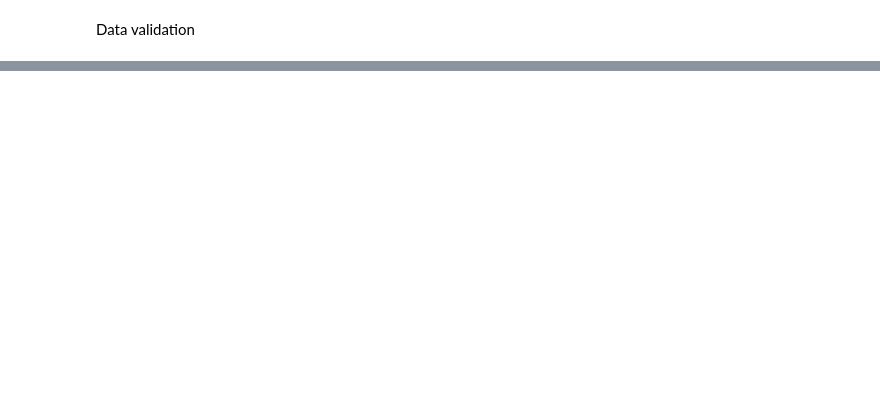
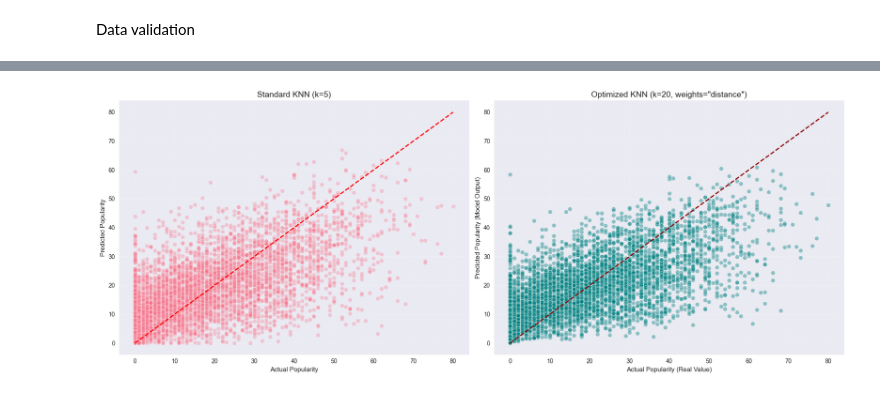
Before and after one commit to CMOancea/machine_learning_project, a Jupyter notebook: main.ipynb, the cells around one changed output, grey strips where cells are left out. Drawn from its saved outputs; the diff is of its cells as text; code cells hidden in the pictures; blank space fills up the shorter version.

```diff
--- a/main.ipynb
+++ b/main.ipynb
@@ -458,0 +464,16 @@ Length: 96, dtype: object
+# %%
+# --- Feature and Target Definition ---
+# Separating the target variable (y) from the predictor variables (X).
+# In this case, we assume the goal is to predict 'genre' or another categorical label.
+# Note: Ensure you replace 'target_column_name' with your actual target variable.
+X = df_final.drop(columns=['popularity'])
+y = df_final['popularity']
+
+# --- Train-Test Split for Regression ---
+X_train, X_test, y_train, y_test = train_test_split(
+    X, y, test_size=0.2, random_state=42
+)
+
+# --- Dataset Shape Verification ---
+print(f"Training features shape: {X_train.shape}")
+print(f"Test features shape: {X_test.shape}")
@@ -458,0 +581,34 @@ Length: 96, dtype: object
+# %%
+# --- Visualizing Improved Model Performance ---
+# We regenerate the scatter plot to compare the optimized predictions
+# against the actual popularity values.
+# With weights='distance', we expect to see more variance in the
+# predictions, reducing the 'horizontal band' effect seen previously.
+
+# --- Side-by-Side Model Comparison ---
+# We use subplots(1, 2) to create a single row with two columns.
+fig, axes = plt.subplots(1, 2, figsize=(18, 7))
+
+# --- Plot 1: Standard KNN (Left) ---
+sns.scatterplot(x=y_test_sample, y=y_pred, alpha=0.3, ax=axes[0])
+axes[0].plot([y_test_sample.min(), y_test_sample.max()],
+             [y_test_sample.min(), y_test_sample.max()], '--r', lw=2)
+axes[0].set_title('Standard KNN (k=5)', fontsize=14)
+axes[0].set_xlabel('Actual Popularity')
+axes[0].set_ylabel('Predicted Popularity')
+axes[0].grid(True, linestyle=':', alpha=0.6)
+
+# --- Plot 2: Optimized KNN (Right) ---
+sns.scatterplot(x=y_test_sample, y=y_pred_final, color='teal', alpha=0.4, ax=axes[1])
+axes[1].plot([y_test_sample.min(), y_test_sample.max()],
+             [y_test_sample.min(), y_test_sample.max()], color='darkred', linestyle='--', lw=2)
+axes[1].set_title('Optimized KNN (k=20, weights="distance")', fontsize=14)
+axes[1].set_xlabel('Actual Popularity (Real Value)')
+axes[1].set_ylabel('Predicted Popularity (Model Output)')
+axes[1].grid(True, linestyle=':', alpha=0.6)
+
+# Adjust layout to prevent overlapping
+plt.tight_layout()
+plt.show()
+# %% [output]
+[figure, added]
```
Also changed, not shown: parts of 24 cells of this notebook.
